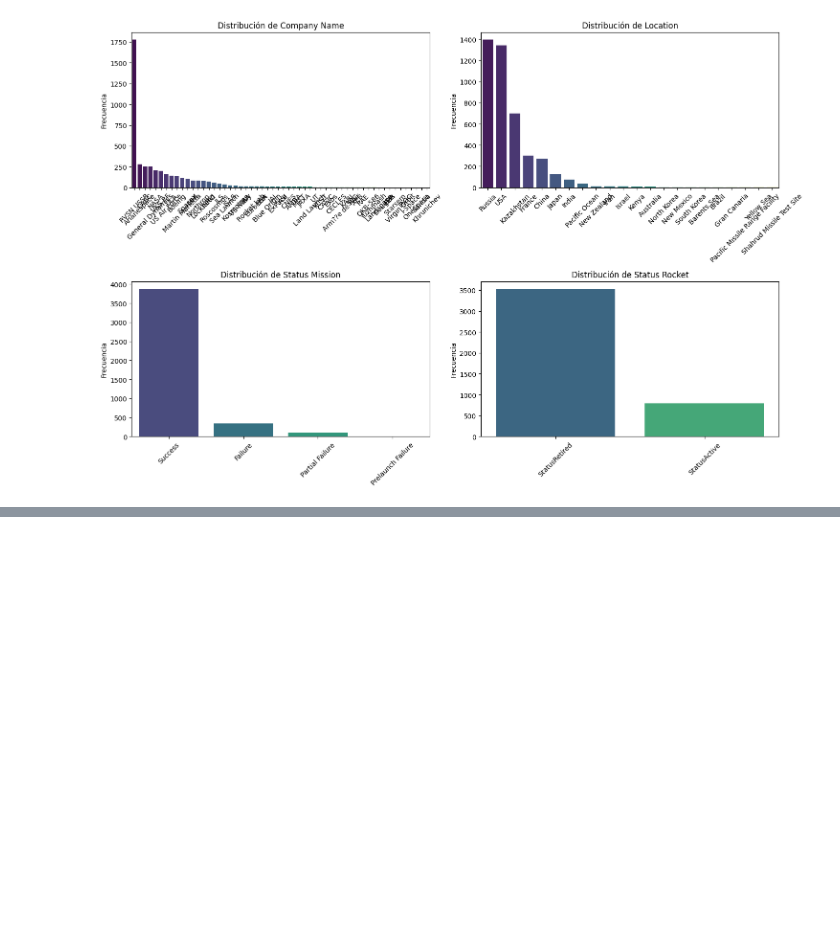
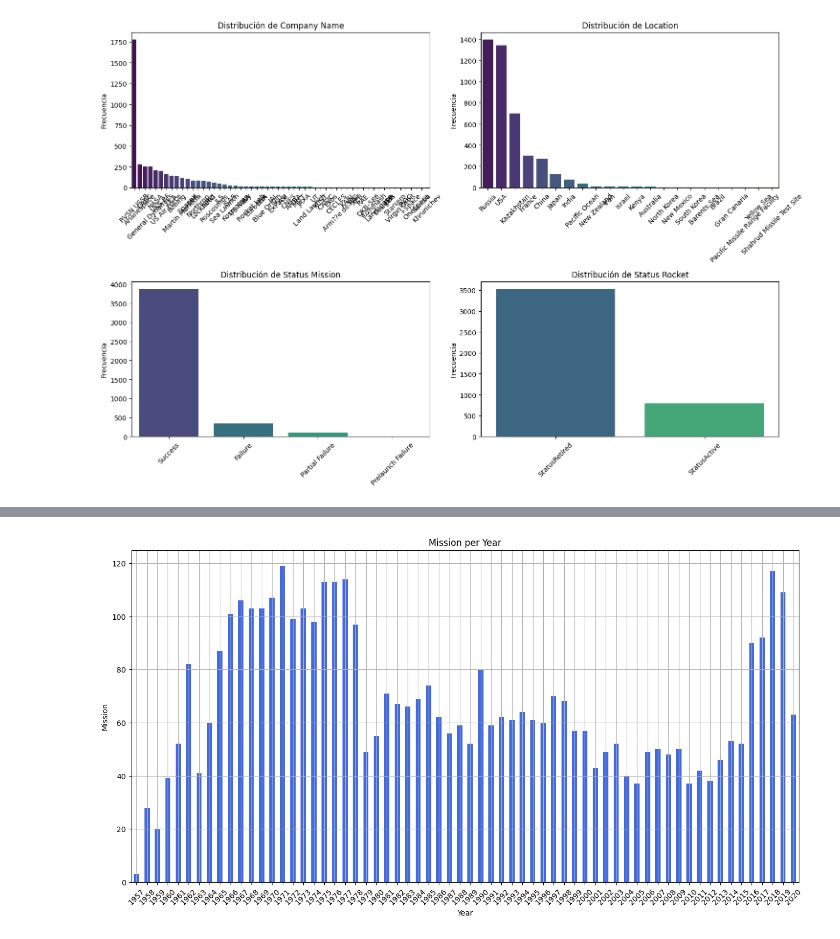
Before and after one commit to VictorMDSS/De_Sousa_Sanchez_Victor_Manuel_Space_Missions_EDA, a Jupyter notebook: main.ipynb, the cells around one changed output, grey strips where cells are left out. Saved outputs shown, nothing was run; the diff lists cells and outputs as text; code cells hidden in the pictures; blank space fills up the shorter version.

```diff
--- a/main.ipynb
+++ b/main.ipynb
@@ -386,0 +436,11 @@ bt.pinta_distribucion_categoricas(df_space, categories, mostrar_valores= False)
+# %%
+plt.figure(figsize=(16,8))
+mission_per_year.plot(kind= "bar", color = "royalblue")
+plt.xticks(rotation = 45)
+plt.xlabel("Year")
+plt.ylabel("Mission")
+plt.title("Mission per Year")
+plt.grid(True)
+plt.show()
+# %% [output]
+[figure, added]
```
Also changed, not shown: parts of 7 cells of this notebook.
